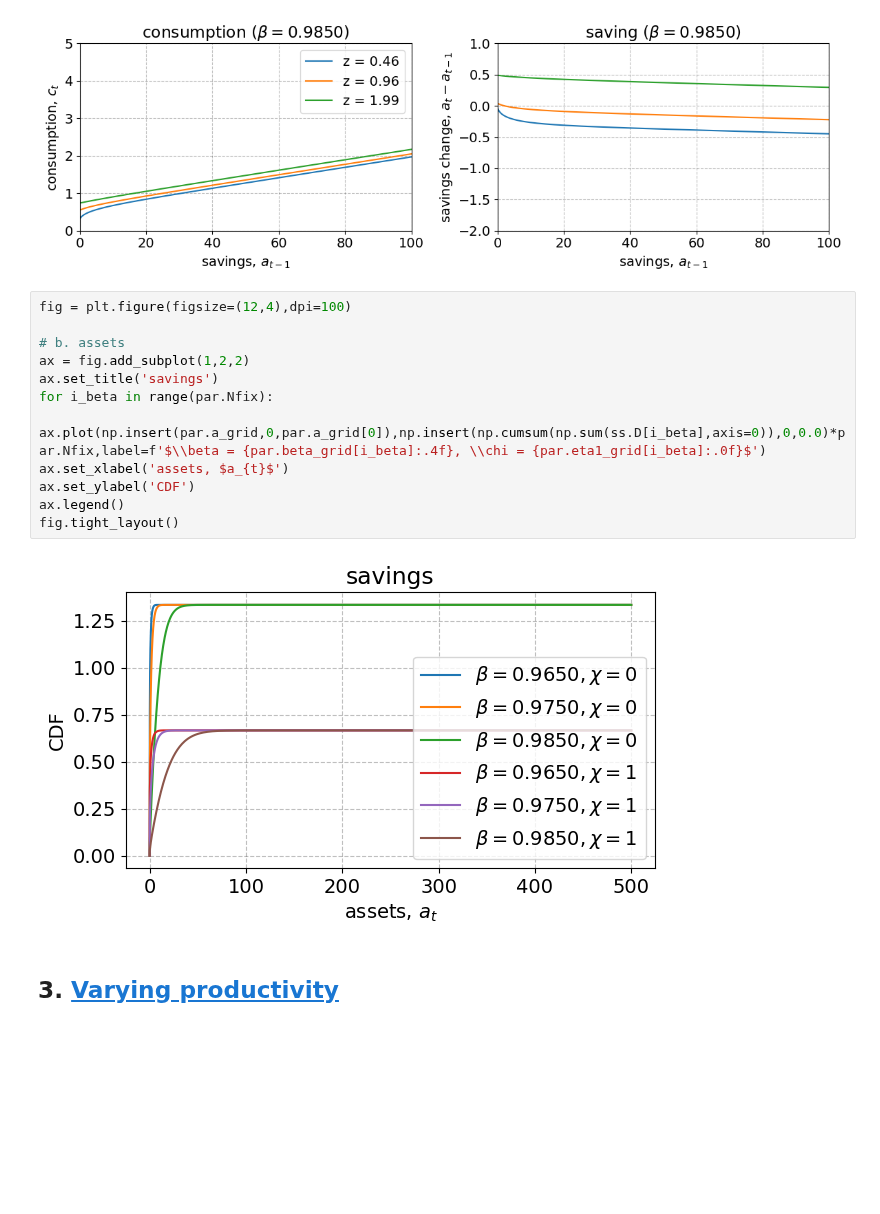
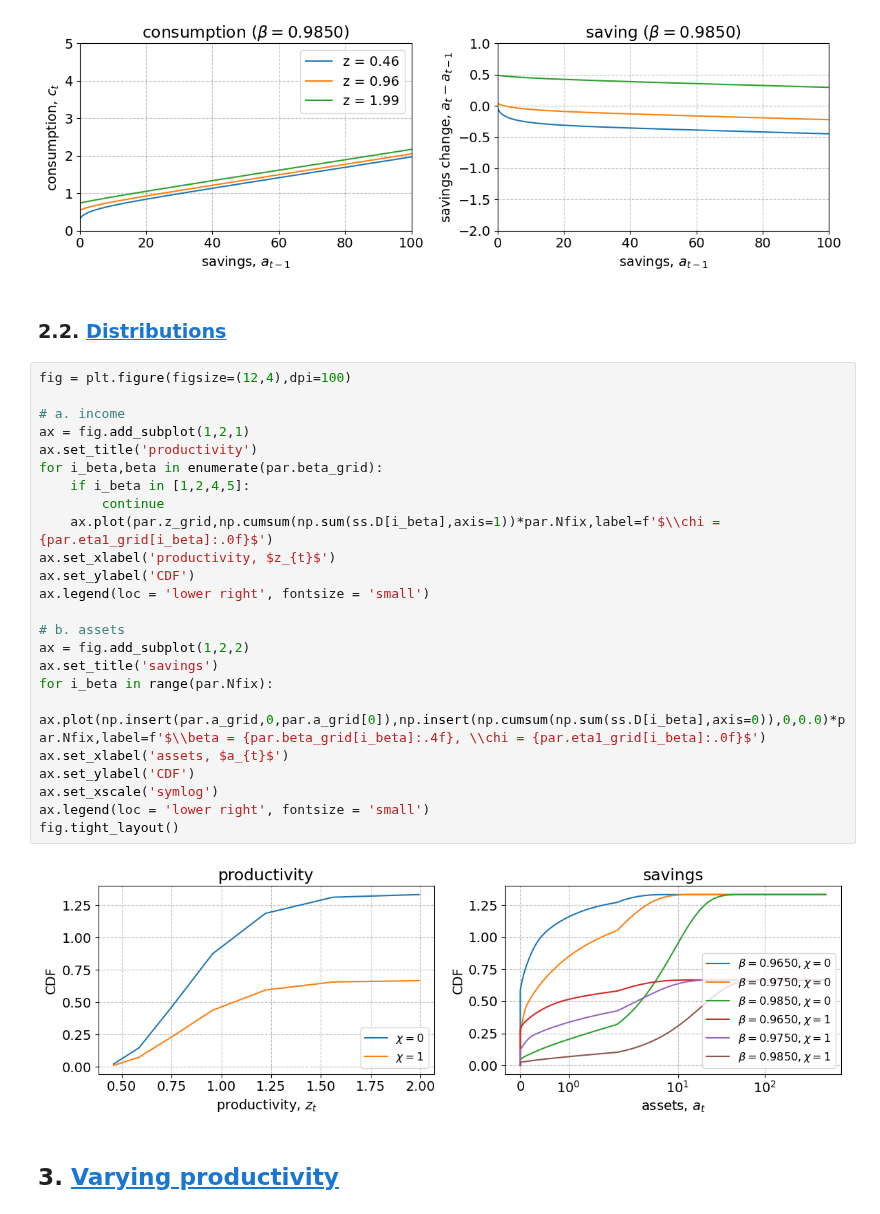
Before and after one commit to JohanOelgaard/AdvMacroHetAgent, a Jupyter notebook: Assignment 1/v1.1/HANCAssignment.ipynb, the cells around one changed output. Drawn from its saved outputs; the diff is of its cells as text; blank space fills up the shorter version.

Commit message:
new graphs

```diff
--- a/Assignment 1/v1.1/HANCAssignment.ipynb
+++ b/Assignment 1/v1.1/HANCAssignment.ipynb
@@ -149,20 +151,34 @@ for i_beta,beta in enumerate(par.beta_grid[:len(par.beta_grid)//2]):
 [figure]
 [figure]
 [figure]
+# %% [markdown]
+### 2.2. <a id='toc3_2_'></a>[Distributions](#toc0_)
 # %%
 fig = plt.figure(figsize=(12,4),dpi=100)
+
+# a. income
+ax = fig.add_subplot(1,2,1)
+ax.set_title('productivity')
+for i_beta,beta in enumerate(par.beta_grid):
+    if i_beta in [1,2,4,5]:
+        continue
+    ax.plot(par.z_grid,np.cumsum(np.sum(ss.D[i_beta],axis=1))*par.Nfix,label=f'$\\chi = {par.eta1_grid[i_beta]:.0f}$')
+ax.set_xlabel('productivity, $z_{t}$')
+ax.set_ylabel('CDF')
+ax.legend(loc = 'lower right', fontsize = 'small')
 
 # b. assets
 ax = fig.add_subplot(1,2,2)
 ax.set_title('savings')
 for i_beta in range(par.Nfix):
     ax.plot(np.insert(par.a_grid,0,par.a_grid[0]),np.insert(np.cumsum(np.sum(ss.D[i_beta],axis=0)),0,0.0)*par.Nfix,label=f'$\\beta = {par.beta_grid[i_beta]:.4f}, \\chi = {par.eta1_grid[i_beta]:.0f}$')
 ax.set_xlabel('assets, $a_{t}$')
 ax.set_ylabel('CDF')
-ax.legend()
+ax.set_xscale('symlog')
+ax.legend(loc = 'lower right', fontsize = 'small')
 fig.tight_layout()
 # %% [output]
-[figure, old version]
+[figure, new version]
 # %% [markdown]
 ## 3. <a id='toc3_'></a>[Varying productivity](#toc0_)
 # %% [markdown]
```
Also changed, not shown: parts of 4 cells of this notebook.
